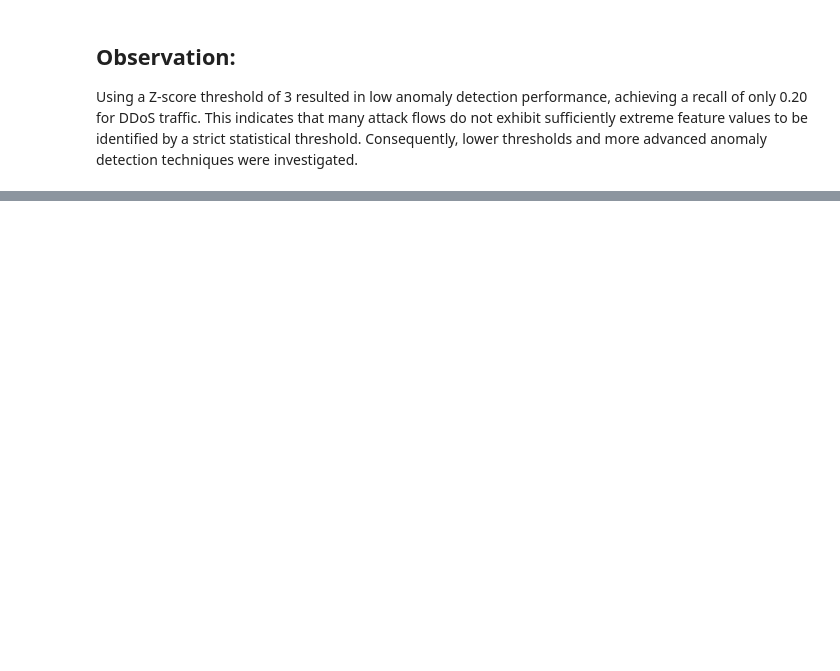
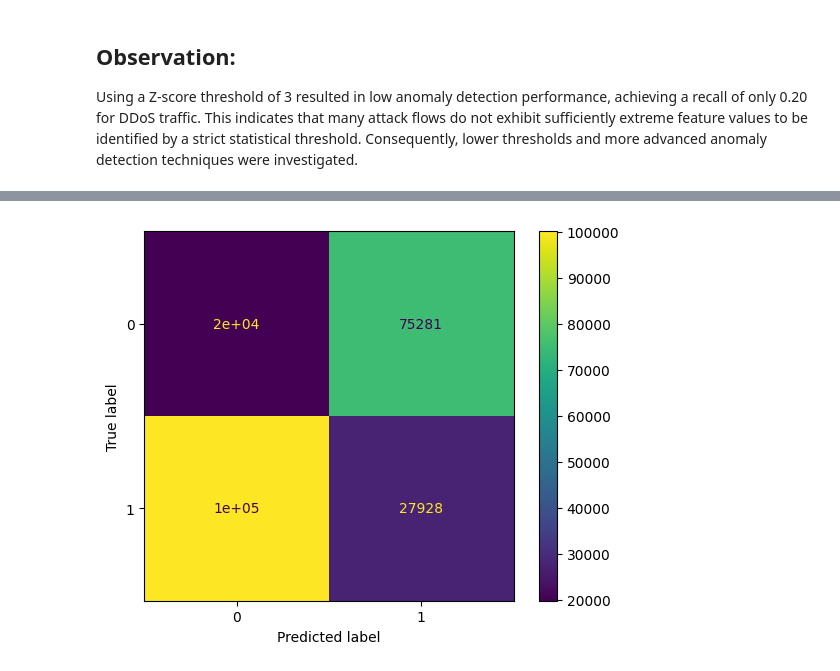
Before and after one commit to yatharthagarwal0620-art/network-anomaly-detection, a Jupyter notebook: notebooks/03_ZScore_Anomaly_Detection.ipynb, the cells around one changed output, grey strips where cells are left out. Cells and saved outputs as stored; diff of their text form; code cells hidden in the pictures; blank space fills up the shorter version.

```diff
--- a/notebooks/03_ZScore_Anomaly_Detection.ipynb
+++ b/notebooks/03_ZScore_Anomaly_Detection.ipynb
@@ -95,0 +164,14 @@ weighted avg       0.33      0.32      0.30    223082
+# %%
+#Confusion Matrix for threshold=2.5
+
+y_pred_25 = (
+    z_scores > 2.5
+).any(axis=1).astype(int)
+
+ConfusionMatrixDisplay.from_predictions(
+    y_true,
+    y_pred_25
+)
+plt.show()
+# %% [output]
+[figure, added]
```
Also changed, not shown: parts of 9 cells of this notebook, 1 other file.
